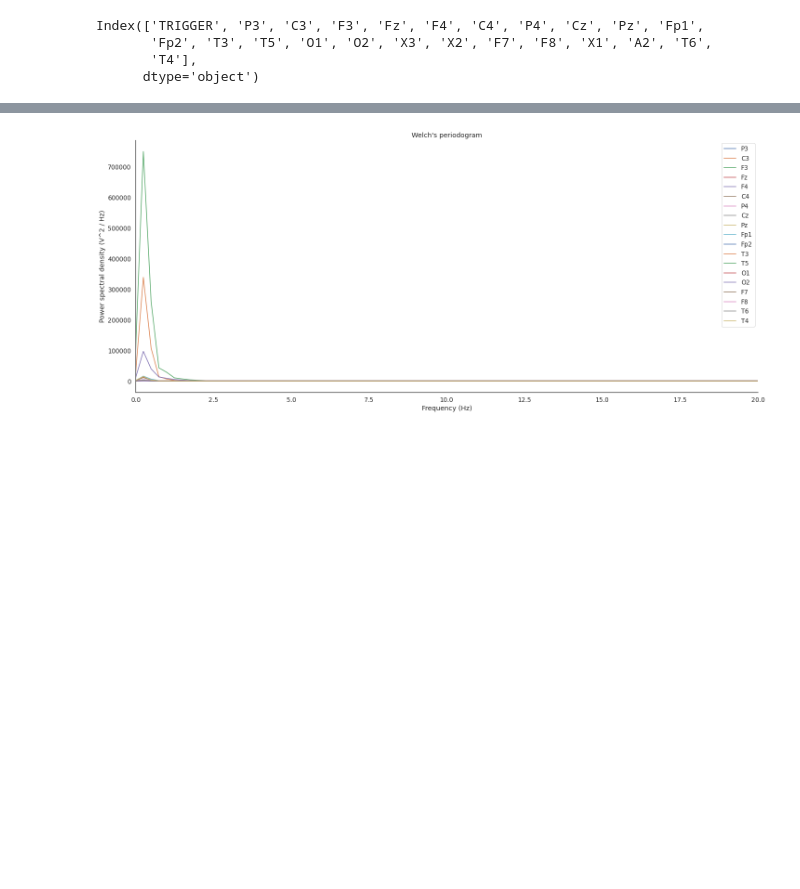
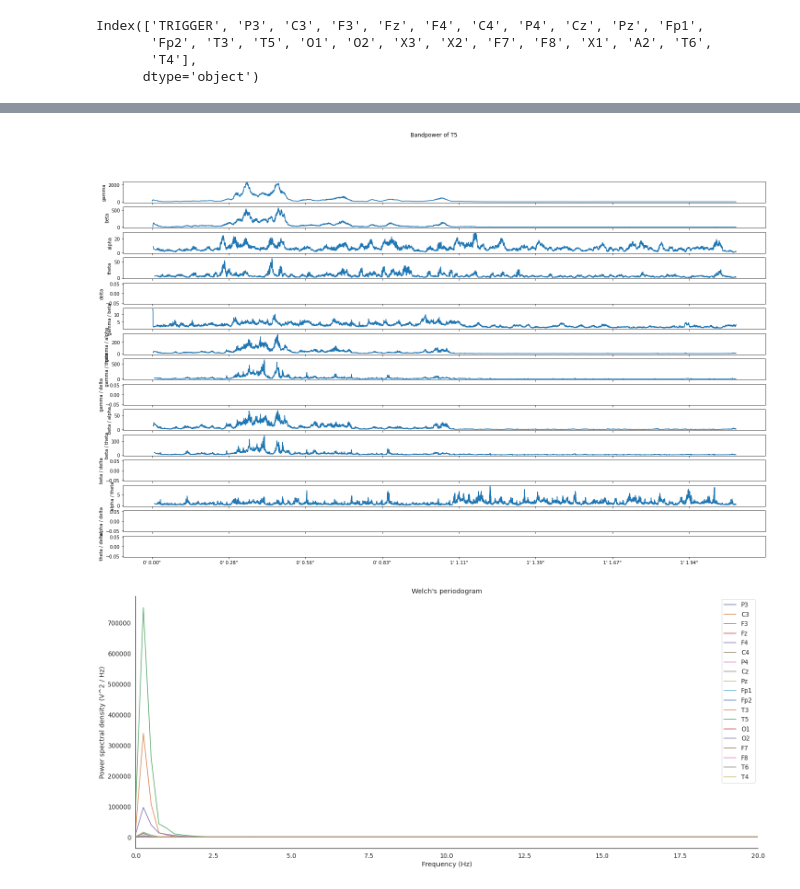
Before and after one commit to samuelsmal/eeg-meditation, a Jupyter notebook: analysis-sam/not-invented-here.ipynb, the cells around one changed output, grey strips where cells are left out. Drawn from its saved outputs; the diff is of its cells as text; code cells hidden in the pictures; blank space fills up the shorter version.

```diff
--- a/analysis-sam/not-invented-here.ipynb
+++ b/analysis-sam/not-invented-here.ipynb
@@ -130,9 +98,10 @@ def get_config_value(config, *args):
 # %%
 cfg = {
     'paths': {
+        'base': '../../data/AlphaTheta',
         'subjects': {
             'sam': {
-                'prefix': '../data/AlphaTheta/sam-AlphaTheta/',
+                'prefix': '/sam-AlphaTheta',
                 'recordings': {
                     'baseline': [
                         '20200304-144100',
@@ -145,6 +114,7 @@ cfg = {
             }
         }
     },
+    'sampling_frequency': 300,
     'bands': {
         'gamma': [40, 100],
         'beta':  [12, 40],
@@ -156,4 +126,5 @@ cfg = {
 # %%
 subject_paths = get_config_value(cfg, 'paths', 'subjects', 'sam')
 
-baseline = pd.read_pickle(f"{subject_paths['prefix']}/offline/{get_config_value(subject_paths, 'recordings', 'baseline')[0]}-raw.pcl")
+baseline = pd.read_pickle(f"{cfg['paths']['base']}/{subject_paths['prefix']}/offline/{get_config_value(subject_paths, 'recordings', 'baseline')[0]}-raw.pcl")
+meditation =  pd.read_pickle(f"{cfg['paths']['base']}/{subject_paths['prefix']}/offline/{get_config_value(subject_paths, 'recordings', 'meditation')[0]}-raw.pcl")
@@ -192,3 +208,32 @@ Index(['TRIGGER', 'P3', 'C3', 'F3', 'Fz', 'F4', 'C4', 'P4', 'Cz', 'Pz', 'Fp1',
+# %%
+# TODO what type of window? this is just a window with equal weight
+# the thing with the index
+electrode_placement = 'T5'
+
+#time_index_of_interest = signals_pd.index[:5 * cfg['sampling_frequency']]
+time_index_of_interest = signals_pd.index
+
+bandpowers = {}
+
+for band_name, band_range in cfg['bands'].items():
+    bandpowers[band_name] = signals_pd.loc[time_index_of_interest, electrode_placement]\
+        .rolling('1s')\
+        .apply(lambda xs: bandpower(xs, cfg['sampling_frequency'], band_range))
+
+for bn_l, bn_r in combinations(cfg['bands'].keys(), 2):
+    bandpowers[f"{bn_l} / {bn_r}"] = bandpowers[bn_l] / bandpowers[bn_r]
+# %%
+fig, axs = plt.subplots(nrows=len(bandpowers), sharex=True, figsize=(25, 15))
+time_index_as_seconds = [t.total_seconds() for t in time_index_of_interest]
+
+for i, (bn, bp) in enumerate(bandpowers.items()):
+    axs[i].plot(bp.reset_index(drop=True))
+    axs[i].set_ylabel(bn)
+
+axs[0].xaxis.set_major_formatter(ticker.FuncFormatter(lambda x, _: index_to_time(x, time_index_of_interest)))
+fig.suptitle(f"Bandpower of {electrode_placement}");
+# %% [output]
+[figure, added]
 # %%
 sampling_rate = 300
 window_size = 4 * sampling_rate # in seconds
```
Also changed, not shown: parts of 12 cells of this notebook, 1 other file.
